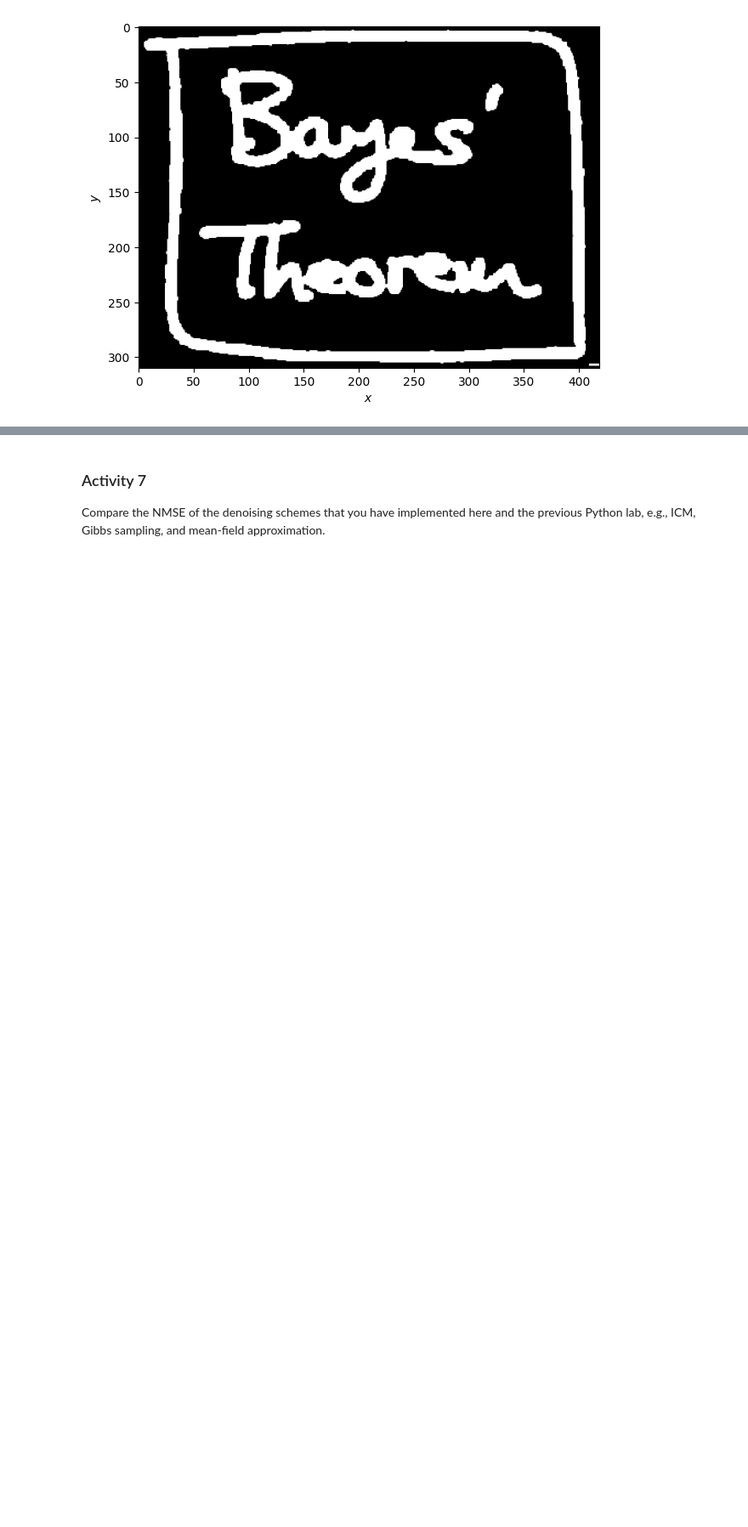
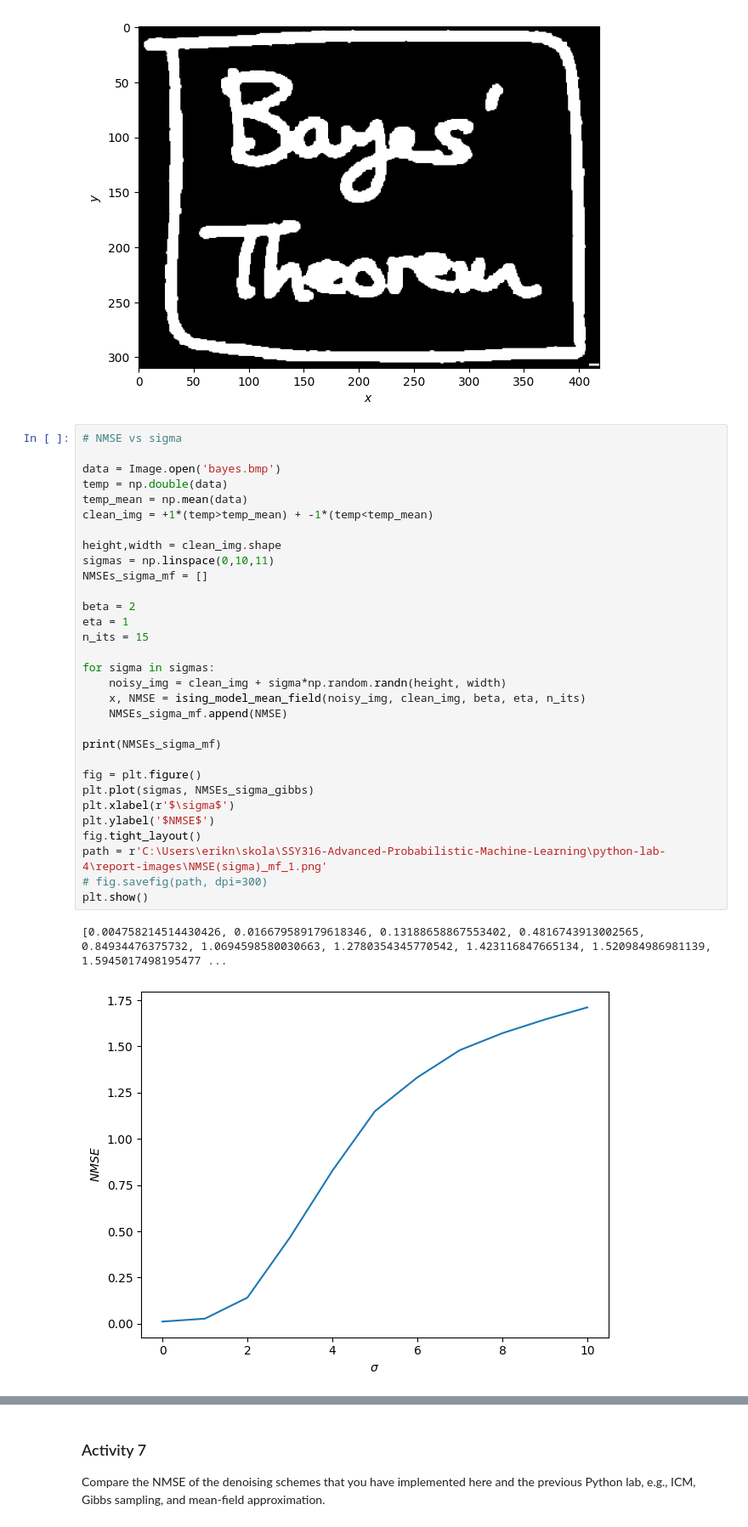
Before and after one commit to erik-norlin/SSY316-Advanced-Probabilistic-Machine-Learning, a Jupyter notebook: python-lab-4/python-lab-4-erik-norlin-matthew-newson.ipynb, the cells around one changed output, grey strips where cells are left out. Shown: that part at 85% size. Cells and saved outputs as stored; diff of their text form; blank space fills up the shorter version.

Commit message:
python lab 4 almost done

```diff
--- a/python-lab-4/python-lab-4-erik-norlin-matthew-newson.ipynb
+++ b/python-lab-4/python-lab-4-erik-norlin-matthew-newson.ipynb
@@ -621,3 +668,37 @@ fig.savefig(path, dpi=300)
 # %% [output]
 NMSE: 0.016815430921287795
 [figure]
+# %%
+# NMSE vs sigma
+
+data = Image.open('bayes.bmp')
+temp = np.double(data)
+temp_mean = np.mean(data)
+clean_img = +1*(temp>temp_mean) + -1*(temp<temp_mean)
+
+height,width = clean_img.shape
+sigmas = np.linspace(0,10,11)
+NMSEs_sigma_mf = []
+
+beta = 2
+eta = 1
+n_its = 15
+
+for sigma in sigmas:
+    noisy_img = clean_img + sigma*np.random.randn(height, width)
+    x, NMSE = ising_model_mean_field(noisy_img, clean_img, beta, eta, n_its)
+    NMSEs_sigma_mf.append(NMSE)
+
+print(NMSEs_sigma_mf)
+
+fig = plt.figure()
+plt.plot(sigmas, NMSEs_sigma_gibbs)
+plt.xlabel(r'$\sigma$')
+plt.ylabel('$NMSE$')
+fig.tight_layout()
+path = r'C:\Users\erikn\skola\SSY316-Advanced-Probabilistic-Machine-Learning\python-lab-4\report-images\NMSE(sigma)_mf_1.png'
+# fig.savefig(path, dpi=300)
+plt.show()
+# %% [output]
+[0.004758214514430426, 0.016679589179618346, 0.13188658867553402, 0.4816743913002565, 0.84934476375732, 1.0694598580030663, 1.2780354345770542, 1.423116847665134, 1.520984986981139, 1.5945017498195477 ...
+[figure, added]
```
Also changed, not shown: parts of 11 cells of this notebook, 9 other files.
